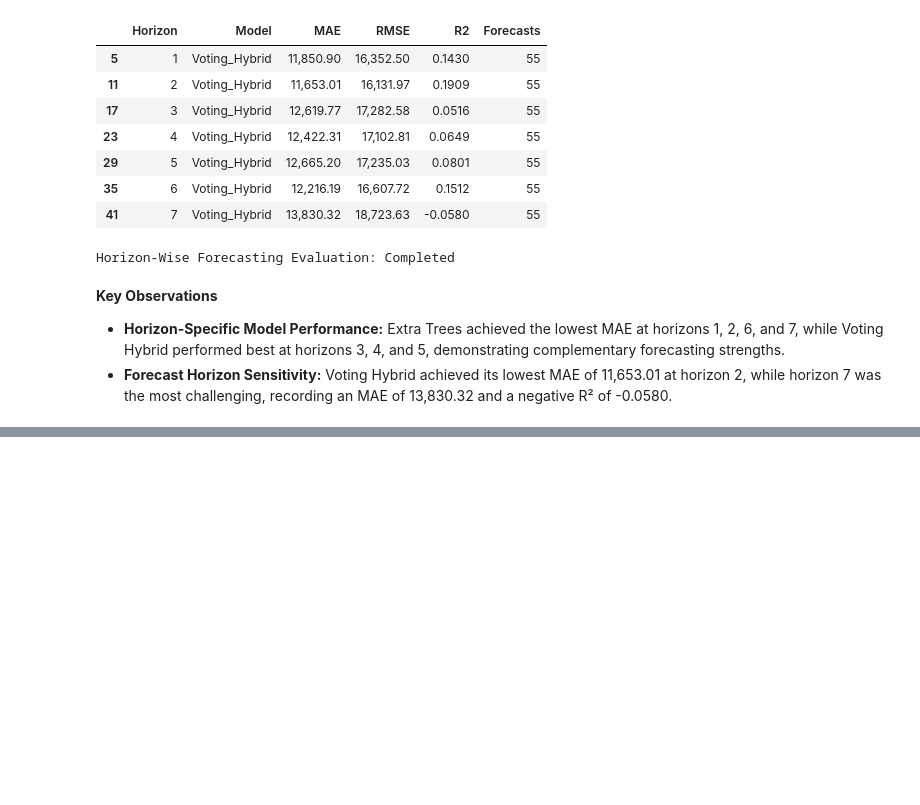
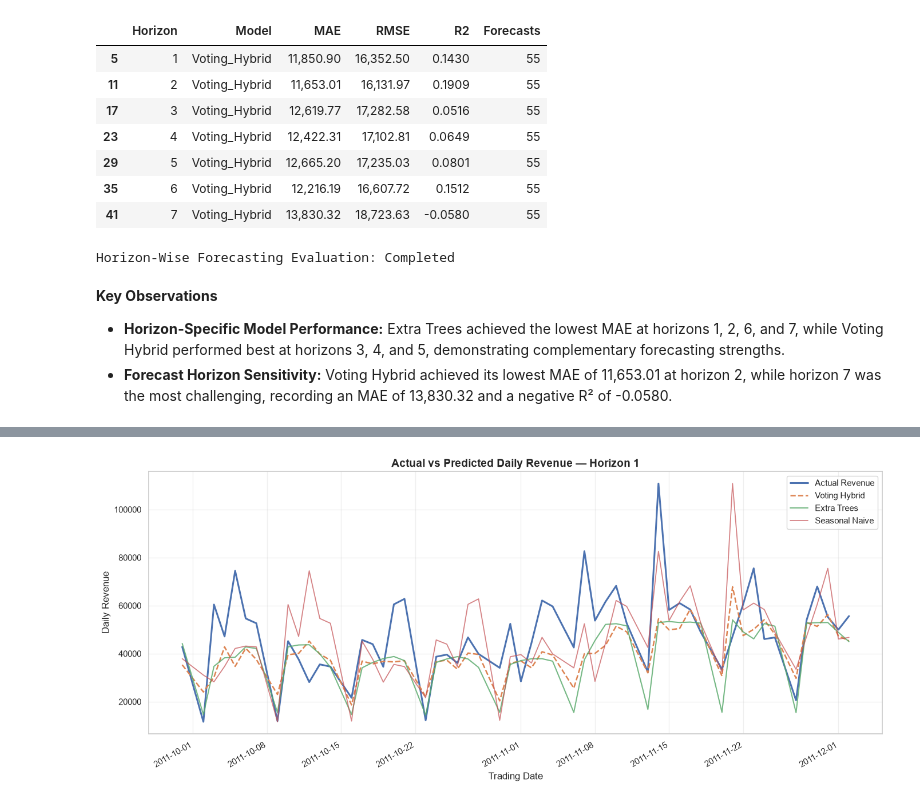
Before and after one commit to TejasMJ/Retail-Sales-Dynamics, a Jupyter notebook: notebooks/06_model_evaluation.ipynb, the cells around one changed output, grey strips where cells are left out. Drawn from its saved outputs; the diff is of its cells as text; code cells hidden in the pictures; blank space fills up the shorter version.

Commit message:
Revenue Level Error Analysis

```diff
--- a/notebooks/06_model_evaluation.ipynb
+++ b/notebooks/06_model_evaluation.ipynb
@@ -1193,0 +1322,83 @@ Horizon-Wise Forecasting Evaluation: Completed
+# %%
+horizon_one_df = (
+    forecast_error_df.loc[
+        forecast_error_df["Horizon"] == 1,
+        [
+            "Target_Date",
+            "Actual",
+            "Voting_Hybrid",
+            "Extra_Trees",
+            "Seasonal_Naive"
+        ]
+    ]
+    .sort_values("Target_Date")
+    .reset_index(drop=True)
+)
+
+assert len(horizon_one_df) == len(test_df)
+assert horizon_one_df["Target_Date"].is_unique
+
+fig, ax = plt.subplots(figsize=(14, 6))
+
+ax.plot(
+    horizon_one_df["Target_Date"],
+    horizon_one_df["Actual"],
+    label="Actual Revenue",
+    linewidth=2.2
+)
+
+ax.plot(
+    horizon_one_df["Target_Date"],
+    horizon_one_df["Voting_Hybrid"],
+    label="Voting Hybrid",
+    linewidth=1.8,
+    linestyle="--"
+)
+
+ax.plot(
+    horizon_one_df["Target_Date"],
+    horizon_one_df["Extra_Trees"],
+    label="Extra Trees",
+    linewidth=1.5,
+    alpha=0.8
+)
+
+ax.plot(
+    horizon_one_df["Target_Date"],
+    horizon_one_df["Seasonal_Naive"],
+    label="Seasonal Naive",
+    linewidth=1.3,
+    alpha=0.7
+)
+
+ax.set_title(
+    "Actual vs Predicted Daily Revenue — Horizon 1",
+    fontsize=14,
+    fontweight="bold"
+)
+
+ax.set_xlabel("Trading Date")
+ax.set_ylabel("Daily Revenue")
+ax.legend()
+ax.grid(alpha=0.3)
+
+fig.autofmt_xdate()
+plt.tight_layout()
+
+figure_path = (
+    figures_dir / "actual_vs_predicted_revenue_horizon_1.png"
+)
+
+fig.savefig(
+    figure_path,
+    dpi=300,
+    bbox_inches="tight"
+)
+
+plt.show()
+
+print("Figure Saved:", figure_path)
+print("Trading Days Visualized:", len(horizon_one_df))
+print("\nActual vs Predicted Revenue Visualization: Completed")
+# %% [output]
+[figure, added]
```
Also changed, not shown: parts of 13 cells of this notebook, 3 other files.
